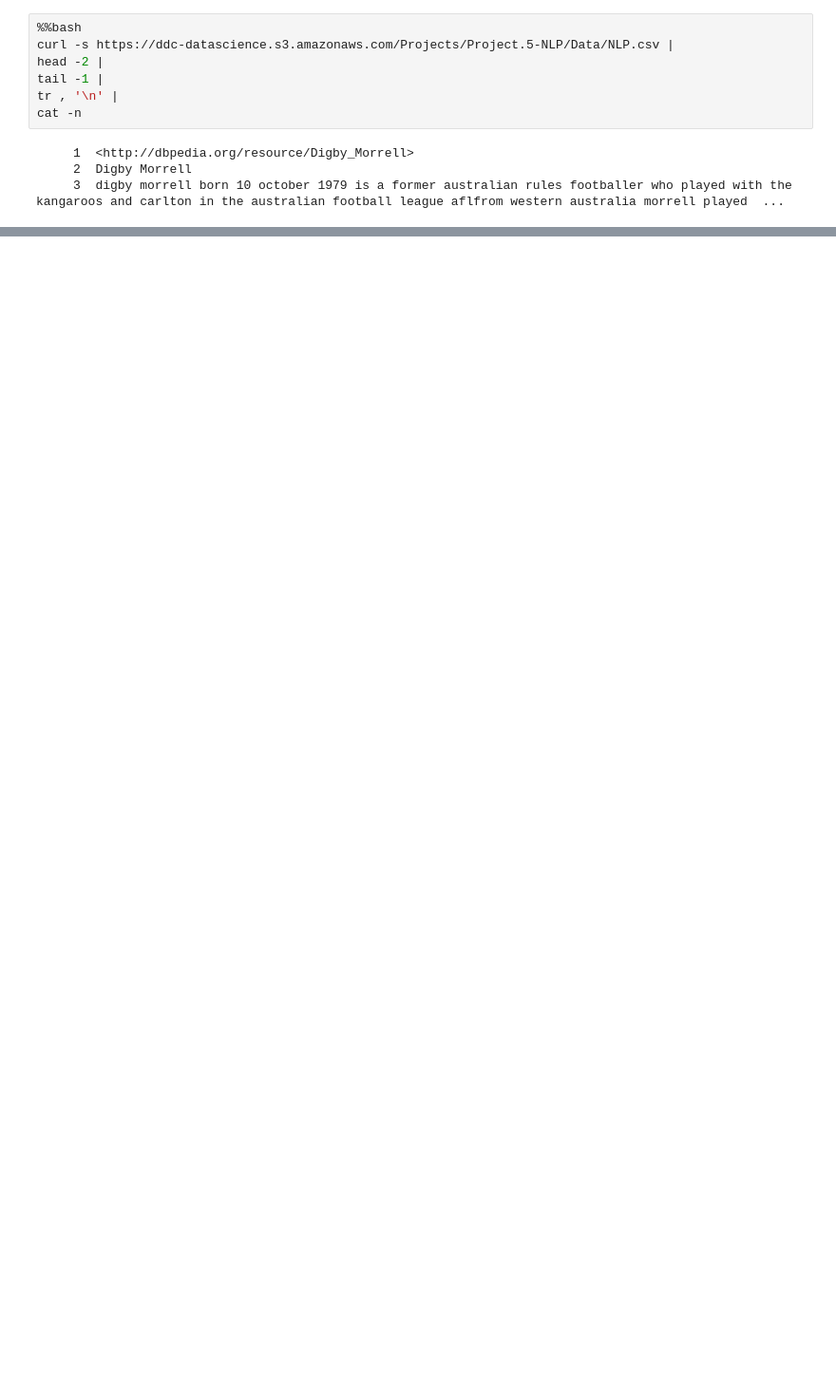
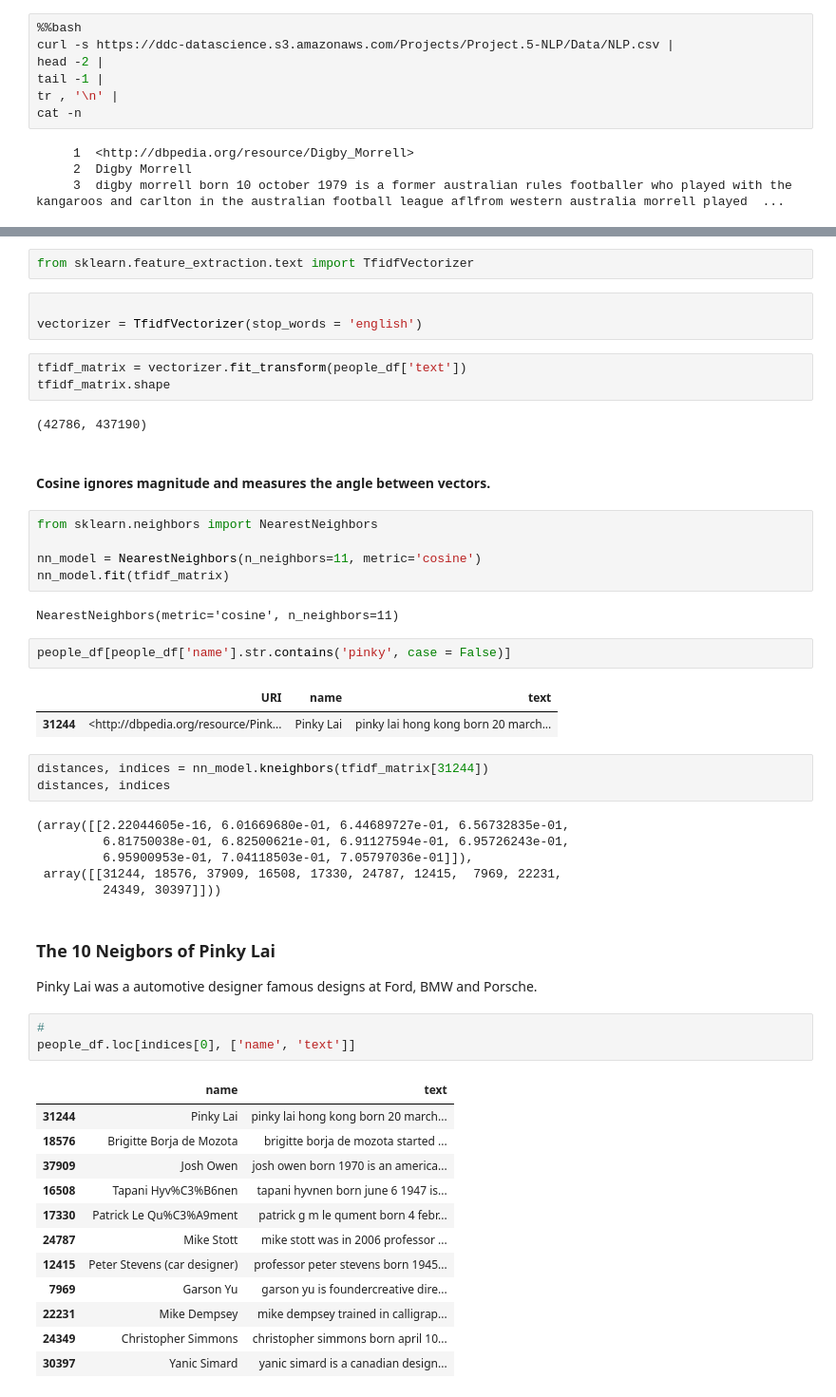
Before and after one commit to cyeef/Data-Science-Portfolio-C21-, a Jupyter notebook: Projects/Project-5/NLP.Description.for.Students.ipynb, the cells around one changed output, grey strips where cells are left out. Shown at 95% size. Drawn from its saved outputs; the diff is of its cells as text; blank space fills up the shorter version.

```diff
--- a/Projects/Project-5/NLP.Description.for.Students.ipynb
+++ b/Projects/Project-5/NLP.Description.for.Students.ipynb
@@ -57,0 +212,52 @@ cat -n
+# %%
+from sklearn.feature_extraction.text import TfidfVectorizer
+# %%
+
+vectorizer = TfidfVectorizer(stop_words = 'english')
+# %%
+tfidf_matrix = vectorizer.fit_transform(people_df['text'])
+tfidf_matrix.shape
+# %% [output]
+(42786, 437190)
+# %% [markdown]
+####  Cosine ignores magnitude and measures the angle between vectors.
+# %%
+from sklearn.neighbors import NearestNeighbors
+
+nn_model = NearestNeighbors(n_neighbors=11, metric='cosine')
+nn_model.fit(tfidf_matrix)
+# %% [output]
+NearestNeighbors(metric='cosine', n_neighbors=11)
+# %%
+people_df[people_df['name'].str.contains('pinky', case = False)]
+# %% [output]
+|  | URI | name | text |
+| 31244 | <http://dbpedia.org/resource/Pink... | Pinky Lai | pinky lai hong kong born 20 march... |
+# %%
+distances, indices = nn_model.kneighbors(tfidf_matrix[31244])
+distances, indices
+# %% [output]
+(array([[2.22044605e-16, 6.01669680e-01, 6.44689727e-01, 6.56732835e-01,
+         6.81750038e-01, 6.82500621e-01, 6.91127594e-01, 6.95726243e-01,
+         6.95900953e-01, 7.04118503e-01, 7.05797036e-01]]),
+ array([[31244, 18576, 37909, 16508, 17330, 24787, 12415,  7969, 22231,
+         24349, 30397]]))
+# %% [markdown]
+### The 10 Neigbors of Pinky Lai
+Pinky Lai was a automotive designer famous designs at  Ford, BMW and Porsche.
+# %%
+#
+people_df.loc[indices[0], ['name', 'text']]
+# %% [output]
+|  | name | text |
+| 31244 | Pinky Lai | pinky lai hong kong born 20 march... |
+| 18576 | Brigitte Borja de Mozota | brigitte borja de mozota started ... |
+| 37909 | Josh Owen | josh owen born 1970 is an america... |
+| 16508 | Tapani Hyv%C3%B6nen | tapani hyvnen born june 6 1947 is... |
+| 17330 | Patrick Le Qu%C3%A9ment | patrick g m le qument born 4 febr... |
+| 24787 | Mike Stott | mike stott was in 2006 professor ... |
+| 12415 | Peter Stevens (car designer) | professor peter stevens born 1945... |
+| 7969 | Garson Yu | garson yu is foundercreative dire... |
+| 22231 | Mike Dempsey | mike dempsey trained in calligrap... |
+| 24349 | Christopher Simmons | christopher simmons born april 10... |
+| 30397 | Yanic Simard | yanic simard is a canadian design... |
```
Also changed, not shown: parts of 40 cells of this notebook.
